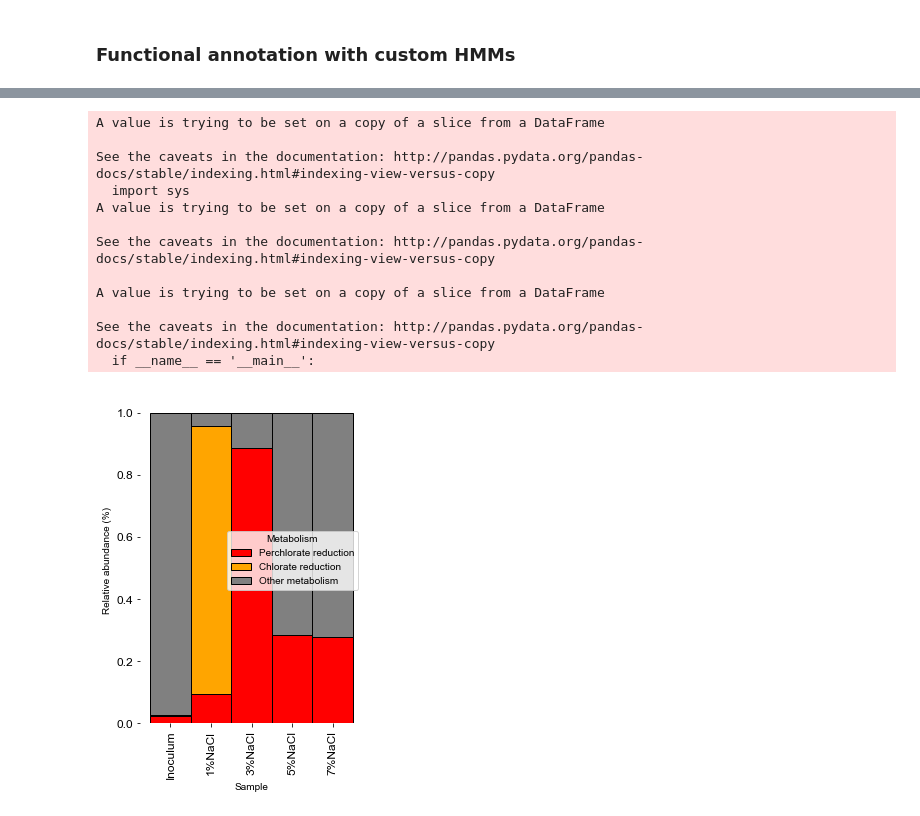
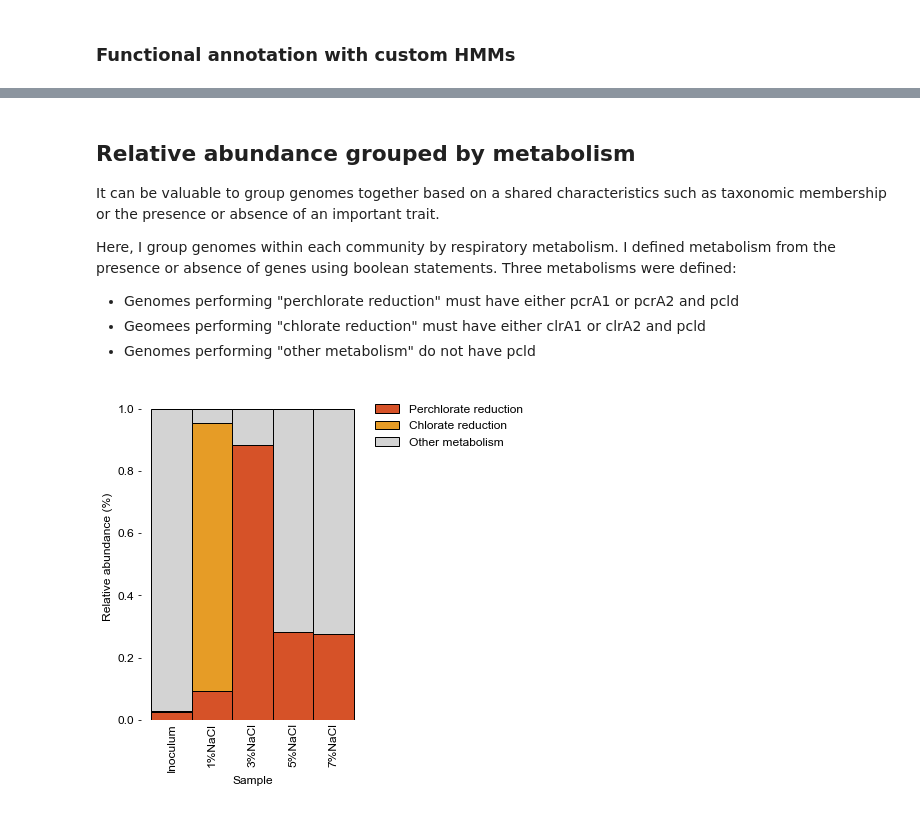
Before and after one commit to tylerbarnum/perchlorate-metagenome-2018, a Jupyter notebook: summarize-community.ipynb, the cells around one changed output, grey strips where cells are left out. Saved outputs shown, nothing was run; the diff lists cells and outputs as text; code cells hidden in the pictures.

```diff
--- a/summarize-community.ipynb
+++ b/summarize-community.ipynb
@@ -22,11 +28,17 @@ plt.rcParams['svg.fonttype'] = 'none' # Editable SVG text
 # %%
-#### USER INPUT REQUIRED
-# Names of each sample
-samples = ['Inoculum','1%NaCl','3%NaCl','5%NaCl','7%NaCl']
+#################
+
+# Define:
+data_table = './data/genome-data.csv' # Table with genome data
+hmm_directory = './data/hmms/' # Directory with .hmm and .T files (see below)
+genome_directory = './data/genomes/' # Directory with .faa file for each genome's proteins
+samples = ['Inoculum','1%NaCl','3%NaCl','5%NaCl','7%NaCl'] # Names of each sample
+
+###################
 
 # Each sample should have coverage and irep data for each genome in the below table
 # Column names must match the programmatic assignment below
-table = pd.read_csv('./data/genome-data.csv')
+table = pd.read_csv(data_table)
 table = table.set_index('MAG ID')
 genomes = table.index.tolist()
 
@@ -253,50 +274,53 @@ plt.show()
+# %% [markdown]
+## Relative abundance grouped by metabolism
+
+It can be valuable to group genomes together based on a shared characteristics such as taxonomic membership or the presence or absence of an important trait.
+
+Here, I group genomes within each community by respiratory metabolism. I defined metabolism from the presence or absence of genes using boolean statements. Three metabolisms were defined:
+
+- Genomes performing "perchlorate reduction" must have either pcrA1 or pcrA2 and pcld
+- Geomees performing "chlorate reduction" must have either clrA1 or clrA2 and pcld
+- Genomes performing "other metabolism" do not have pcld
 # %%
-# Initialize column for metabolism names
-df['Metabolism'] = [''] * len(df.index)
+# Assign metabolism using logic statements
 
-#### Provide definitions for metabolisms using boolean operations
+### DEFINE METABOLISMS ###
+metabolisms = ['Perchlorate reduction','Chlorate reduction','Other metabolism']
+colors = ['#D65228','#E69C26','#D3D3D3']
 logic_pr = ((df['pcrA1'] == 1) | (df['pcrA2'] == 1)) & (df['pcld'] == 1)
 logic_cr = ((df['clrA1'] == 1) | (df['clrA2'] == 1)) & (df['pcld'] == 1)
 logic_other = (df['pcld'] == 0)
-df['Metabolism'][logic_pr] = 'Perchlorate reduction'
-df['Metabolism'][logic_cr] = 'Chlorate reduction'
-df['Metabolism'][logic_other] = 'Other metabolism'
-####
 
-# Group by metabolism
+# Sets a value in the rows of the column 'Metabolism' where the boolean is true
+df['Metabolism'] = [''] * len(df.index)
+df.loc[logic_pr, 'Metabolism'] = metabolisms[0]
+df.loc[logic_cr, 'Metabolism'] = metabolisms[1]
+df.loc[logic_other, 'Metabolism'] = metabolisms[2]
+
+
+# Group by metabolism and arrange for plotting
 metab = df.groupby('Metabolism').sum()
 metab = metab[coverage_cols]
 metab = metab / metab.sum() # Normalize for relative abundance
 metab = metab.transpose()
+metab = metab[metabolisms]
 
 # Plot
-order = ['Perchlorate reduction','Chlorate reduction','Other metabolism']
-colors = ['red','orange','gray']
-metab = metab[order]
-
 fig, ax = plt.subplots(1,1,figsize=(4,6))
 metab.plot.bar(ax=ax, stacked=True, width=1,
-               fontsize=12, colors=colors,  edgecolor='black')
+               fontsize=12,
+               colors=colors,  edgecolor='black', linewidth=1)
 
-ax.set_ylabel('Relative abundance (%)')
-ax.set_xlabel('Sample')
-ax.set_xticklabels(samples)
+ax.set_ylabel('Relative abundance (%)',**label_format)
+ax.set_xlabel('Sample',**label_format)
+ax.set_xticklabels(samples,**label_format)
+ax.tick_params(axis='x', which=u'both',length=0) # No tick markers
+plt.legend(bbox_to_anchor=(1, 1), loc='upper left', ncol=1, fontsize=12, frameon=False)
 
 for position in ['top','bottom','left','right']:
         ax.spines[position].set_visible(False) # Remove border
 
+plt.savefig('./data/metabolism-summary.png', bbox_inches="tight")
 plt.show()
 # %% [output]
-A value is trying to be set on a copy of a slice from a DataFrame
-
-See the caveats in the documentation: http://pandas.pydata.org/pandas-docs/stable/indexing.html#indexing-view-versus-copy
-  import sys
-A value is trying to be set on a copy of a slice from a DataFrame
-
-See the caveats in the documentation: http://pandas.pydata.org/pandas-docs/stable/indexing.html#indexing-view-versus-copy
-
-A value is trying to be set on a copy of a slice from a DataFrame
-
-See the caveats in the documentation: http://pandas.pydata.org/pandas-docs/stable/indexing.html#indexing-view-versus-copy
-  if __name__ == '__main__':
-[figure, old version]
+[figure, new version]
```
Also changed, not shown: parts of 9 cells of this notebook, 7 other files.
